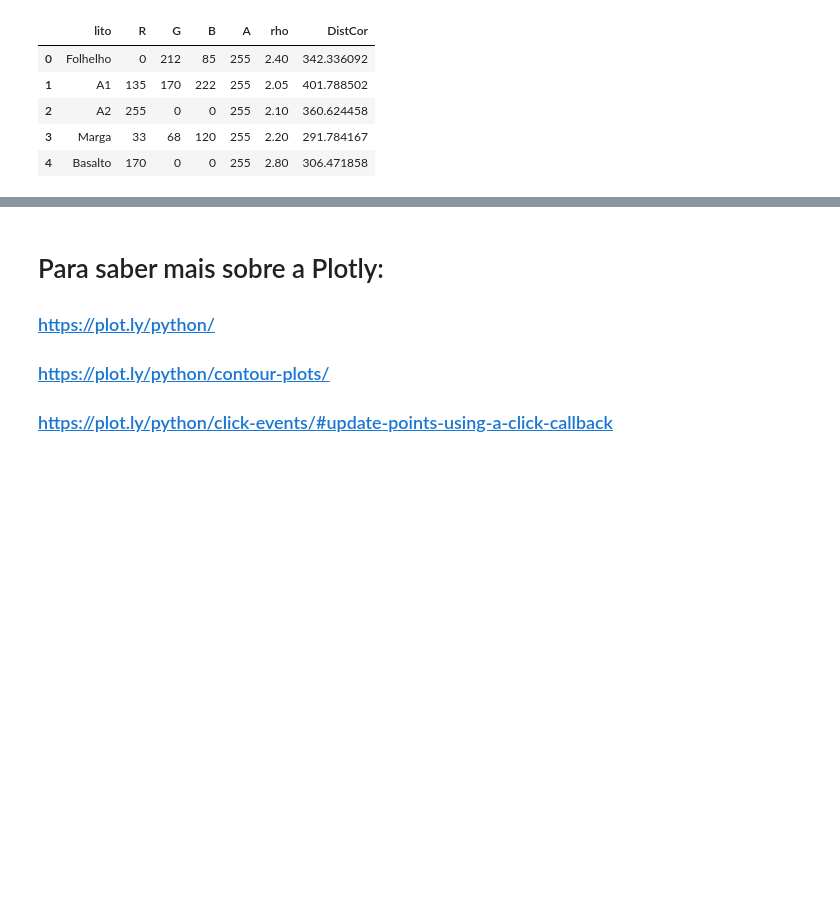
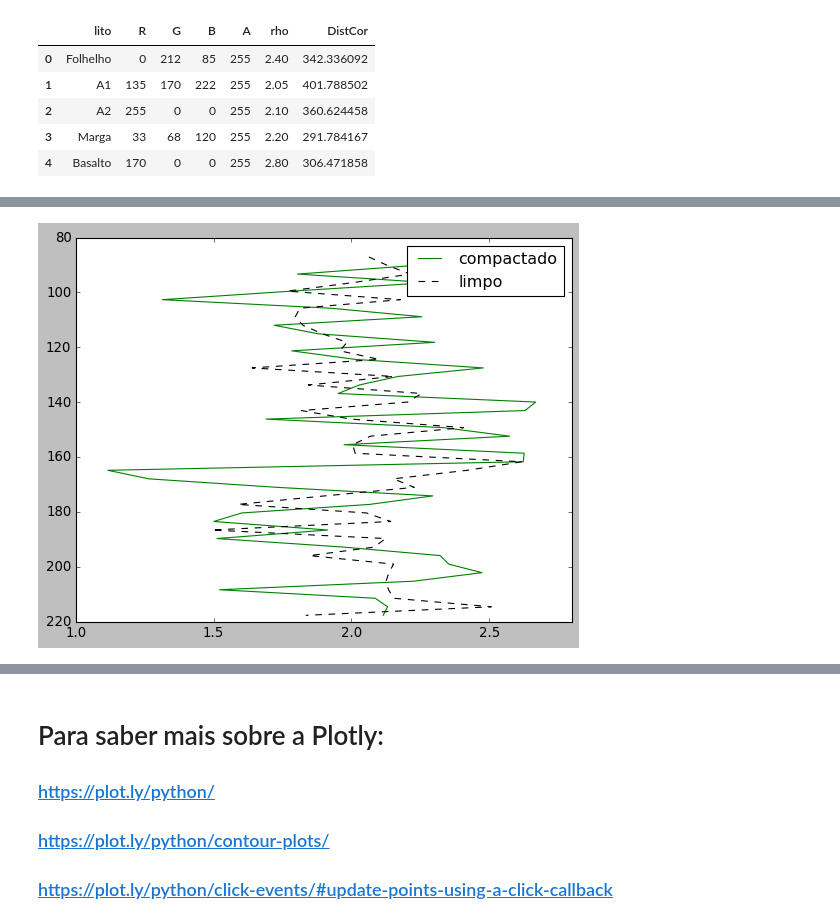
Before and after one commit to rmotadutra/PFG, a Jupyter notebook: codes/Modelagem_Interativa.ipynb, the cells around one changed output, grey strips where cells are left out. Drawn from its saved outputs; the diff is of its cells as text; code cells hidden in the pictures; blank space fills up the shorter version.

```diff
--- a/codes/Modelagem_Interativa.ipynb
+++ b/codes/Modelagem_Interativa.ipynb
@@ -208,8 +229,9 @@ for i in range(len(mb)):
 # %%
 ## Adiconando ruído randômico gaussiano normal:
 rhob_noise = np.zeros(len(rhob))
-
+test=np.copy(rhob_noise)
 for i in range(len(rhob)):
-    rhob_noise[i] = random.gauss(rhob[i], 0.6)
+    rhob_noise[i] = random.gauss(rhob[i], 0.2)
+    test[i] = random.gauss(rc2[i], 0.4)
     if rhob[i] == 0.0:
         rhob_noise[i] = np.nan
@@ -220,3 +238,10 @@ a = (prof[1]-prof[0])
+# %%
+plt.plot(test, prof,'-g', label='compactado')
+plt.plot(rhob_noise, prof,'--k', label='limpo')
+plt.legend()
+plt.gca().invert_yaxis()
+# %% [output]
+[figure, added]
 # %%
 # para fazer plots dentro do proprio script sem a necessidade de conexao com a internet:
 ply.offline.init_notebook_mode(connected=True)
```
Also changed, not shown: parts of 8 cells of this notebook.
